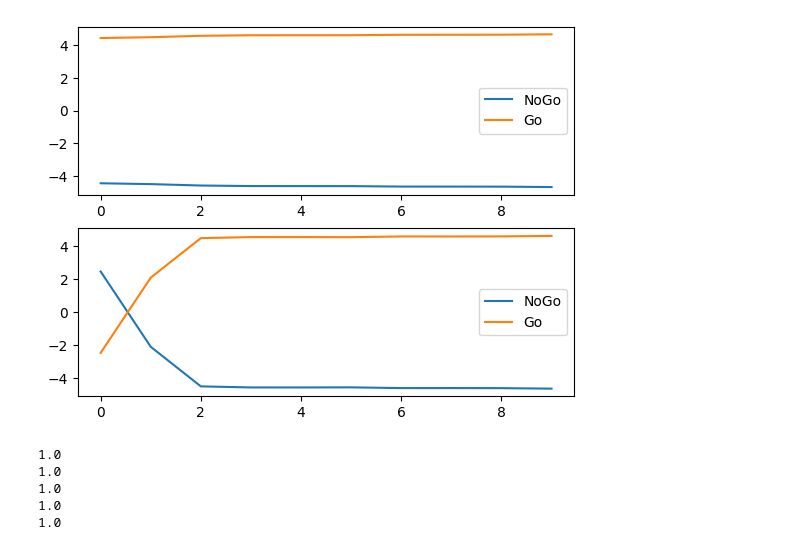
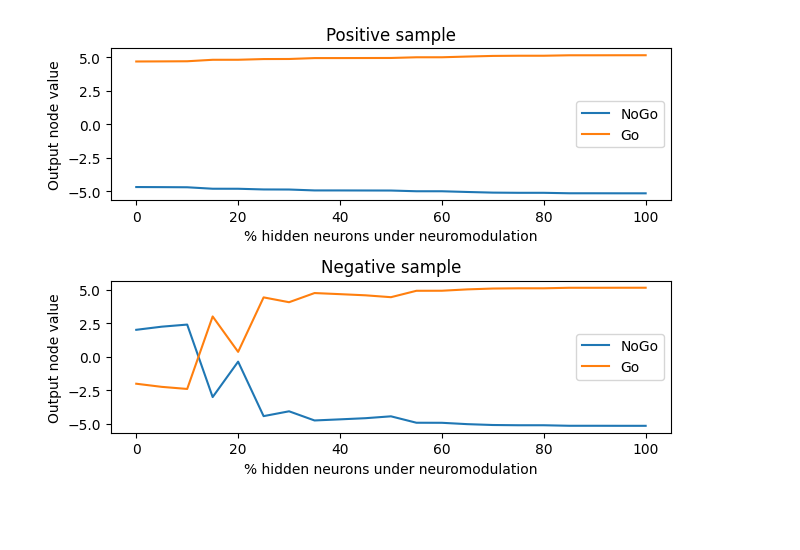
Before and after one commit to wtripp180901/BiologicalRNNs, a Jupyter notebook: NeuromodulationLeakyRNN.ipynb, the cells around one changed output. Saved outputs shown, nothing was run; the diff lists cells and outputs as text; code cells hidden in the pictures; blank space fills up the shorter version.

```diff
--- a/NeuromodulationLeakyRNN.ipynb
+++ b/NeuromodulationLeakyRNN.ipynb
@@ -168,7 +168,7 @@ rnns = []
 nmodsets = []
 
 perm = np.random.permutation(h_size)
-for h in range(0,h_size,4):
+for h in range(0,h_size+1,2):
     rnn = LeakyRNN(1,2,0.5,hidden_size=h_size)
     nmods = np.zeros((h_size,1))
     for i in range(h):
@@ -260,39 +317,44 @@ plt.show()
 # %%
 ts_out_neg = []
 ts_out_pos = []
 fs_out_neg = []
 fs_out_pos = []
 
+modded_test_accs = []
+pos_hs = []
+neg_hs = []
+
 perm = np.random.permutation(h_size)
-for h in range(0,h_size,2):
+for h in range(h_size+1):
     nmods = np.zeros((h_size,1))
     for i in range(h):
         nmods[i][0] = 1
     nmods = nmods[perm]
-    ts_out, _ = rnns[0].forward(sample_true,nmods)
-    fs_out, _ = rnns[0].forward(sample_false,nmods)
+    ts_out, pos_h = rnns[0].forward(sample_true,nmods)
+    fs_out, neg_h = rnns[0].forward(sample_false,nmods)
     ts_out_neg.append(ts_out[0])
     ts_out_pos.append(ts_out[1])
     fs_out_neg.append(fs_out[0])
     fs_out_pos.append(fs_out[1])
+    _, test_acc = processData(test_input,test_targets,nmods,rnns[0],backprop=False)
+    modded_test_accs.append(test_acc)
+    pos_hs.append(pos_h)
+    neg_hs.append(neg_h)
 
 fig, (ax1, ax2) = plt.subplots(2)
-ax1.plot(ts_out_neg,label="NoGo")
-ax1.plot(ts_out_pos,label="Go")
-ax2.plot(fs_out_neg,label="NoGo")
-ax2.plot(fs_out_pos,label="Go")
+ax1.plot(np.arange(h_size+1)/h_size * 100,ts_out_neg,label="NoGo")
+ax1.plot(np.arange(h_size+1)/h_size * 100,ts_out_pos,label="Go")
+ax2.plot(np.arange(h_size+1)/h_size * 100,fs_out_neg,label="NoGo")
+ax2.plot(np.arange(h_size+1)/h_size * 100,fs_out_pos,label="Go")
+ax1.set_title("Positive sample")
+ax2.set_title("Negative sample")
+ax1.set_xlabel("% hidden neurons under neuromodulation")
+ax2.set_xlabel("% hidden neurons under neuromodulation")
+ax1.set_ylabel("Output node value")
+ax2.set_ylabel("Output node value")
 ax1.legend()
 ax2.legend()
+plt.tight_layout()
 plt.show()
 # %% [output]
-[figure, old version]
+[figure, new version]
-# %%
-for i, rnn in enumerate(rnns):
-    test_loss, test_acc = processData(test_input,test_targets,nmodsets[i],rnn,backprop=False)
-    print(test_acc)
-# %% [output]
-1.0
-1.0
-1.0
-1.0
-1.0
```
Also changed, not shown: parts of 13 cells of this notebook.
